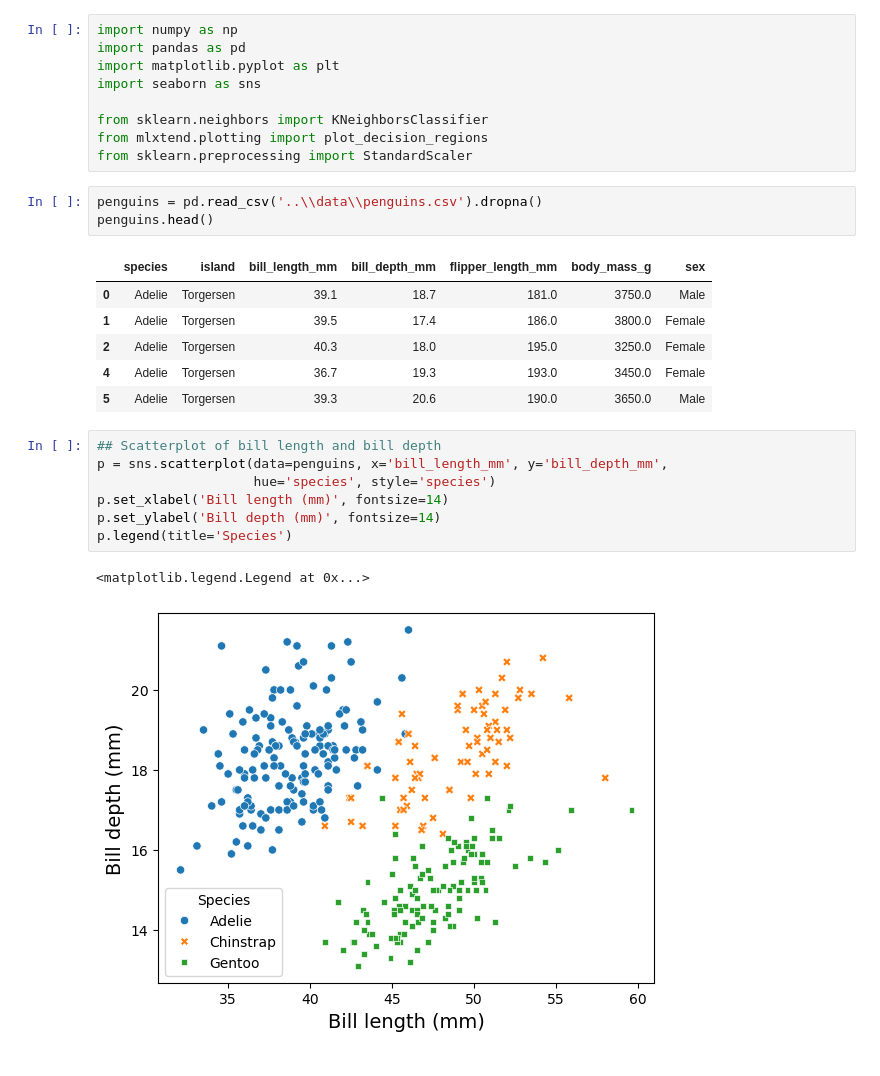
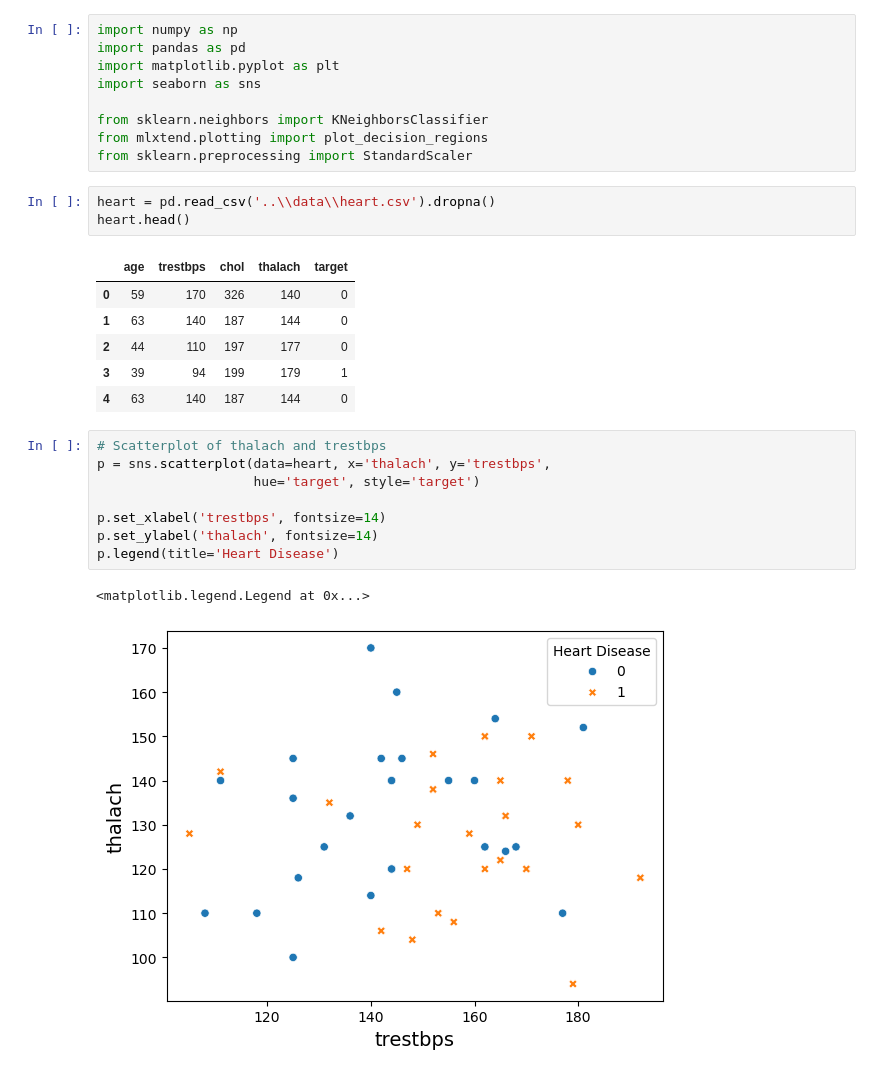
Before and after one commit to av-guy/D603-Machine-Learning, a Jupyter notebook: notebooks/k_nearest_neighbors.ipynb, the cells around one changed output. Cells and saved outputs as stored; diff of their text form.

```diff
--- a/notebooks/k_nearest_neighbors.ipynb
+++ b/notebooks/k_nearest_neighbors.ipynb
@@ -8,22 +8,23 @@ from sklearn.neighbors import KNeighborsClassifier
 from mlxtend.plotting import plot_decision_regions
 from sklearn.preprocessing import StandardScaler
 # %%
-penguins = pd.read_csv('..\\data\\penguins.csv').dropna()
-penguins.head()
+heart = pd.read_csv('..\\data\\heart.csv').dropna()
+heart.head()
 # %% [output]
-|  | species | island | bill_length_mm | bill_depth_mm | flipper_length_mm | body_mass_g | sex |
-| 0 | Adelie | Torgersen | 39.1 | 18.7 | 181.0 | 3750.0 | Male |
-| 1 | Adelie | Torgersen | 39.5 | 17.4 | 186.0 | 3800.0 | Female |
-| 2 | Adelie | Torgersen | 40.3 | 18.0 | 195.0 | 3250.0 | Female |
-| 4 | Adelie | Torgersen | 36.7 | 19.3 | 193.0 | 3450.0 | Female |
-| 5 | Adelie | Torgersen | 39.3 | 20.6 | 190.0 | 3650.0 | Male |
+|  | age | trestbps | chol | thalach | target |
+| 0 | 59 | 170 | 326 | 140 | 0 |
+| 1 | 63 | 140 | 187 | 144 | 0 |
+| 2 | 44 | 110 | 197 | 177 | 0 |
+| 3 | 39 | 94 | 199 | 179 | 1 |
+| 4 | 63 | 140 | 187 | 144 | 0 |
 # %%
-## Scatterplot of bill length and bill depth
-p = sns.scatterplot(data=penguins, x='bill_length_mm', y='bill_depth_mm',
-                    hue='species', style='species')
-p.set_xlabel('Bill length (mm)', fontsize=14)
-p.set_ylabel('Bill depth (mm)', fontsize=14)
-p.legend(title='Species')
+# Scatterplot of thalach and trestbps
+p = sns.scatterplot(data=heart, x='thalach', y='trestbps',
+                    hue='target', style='target')
+
+p.set_xlabel('trestbps', fontsize=14)
+p.set_ylabel('thalach', fontsize=14)
+p.legend(title='Heart Disease')
 # %% [output]
 <matplotlib.legend.Legend at 0x...>
-[figure, old version]
+[figure, new version]
```
Also changed, not shown: parts of 4 cells of this notebook, 2 other files.
